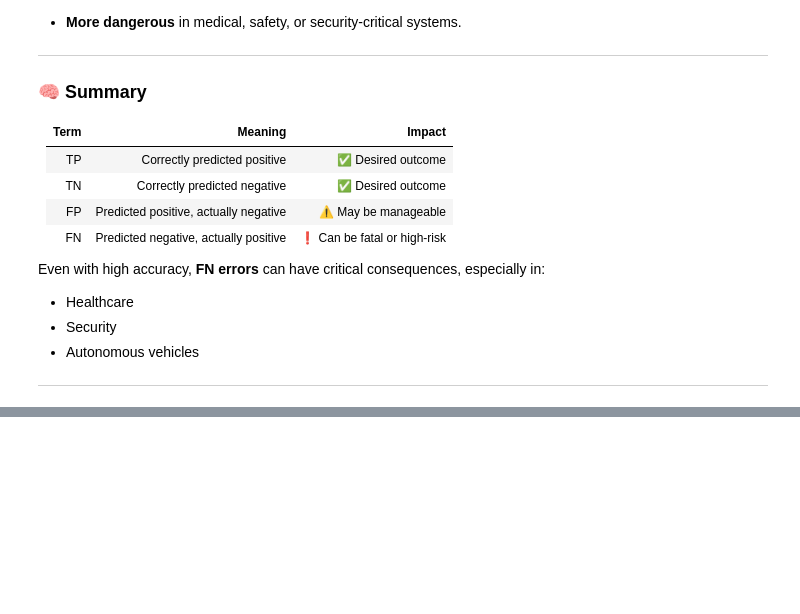
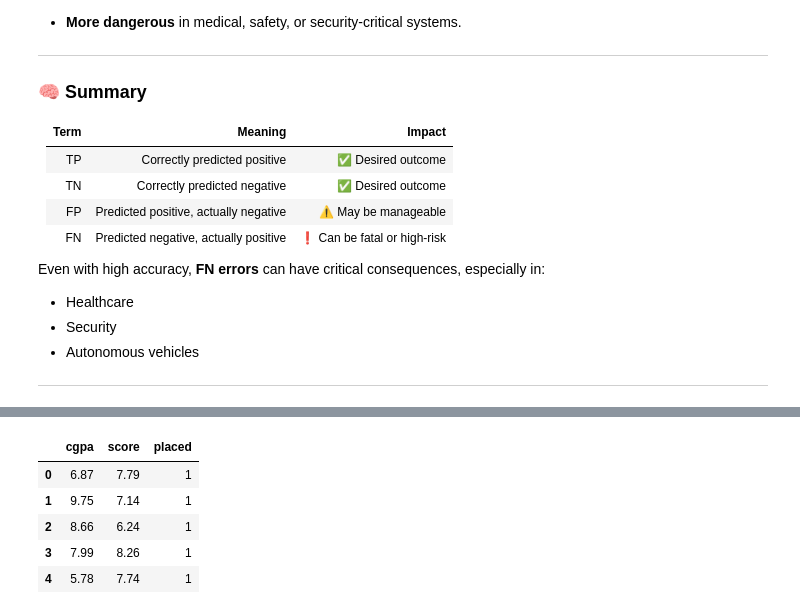
Before and after one commit to Ken-Kanike/ML, a Jupyter notebook: WsCubeTech/m8.ipynb, the cells around one changed output, grey strips where cells are left out. Cells and saved outputs as stored; diff of their text form; code cells hidden in the pictures; blank space fills up the shorter version.

```diff
--- a/WsCubeTech/m8.ipynb
+++ b/WsCubeTech/m8.ipynb
@@ -157,0 +226,10 @@ plt.show()
+# %%
+dataset = pd.read_csv(r"C:\Users\junai\Desktop\coding\ML\student_placement_data.csv")
+dataset.head()
+# %% [output]
+|  | cgpa | score | placed |
+| 0 | 6.87 | 7.79 | 1 |
+| 1 | 9.75 | 7.14 | 1 |
+| 2 | 8.66 | 6.24 | 1 |
+| 3 | 7.99 | 8.26 | 1 |
+| 4 | 5.78 | 7.74 | 1 |
```
Also changed, not shown: parts of 15 cells of this notebook.
